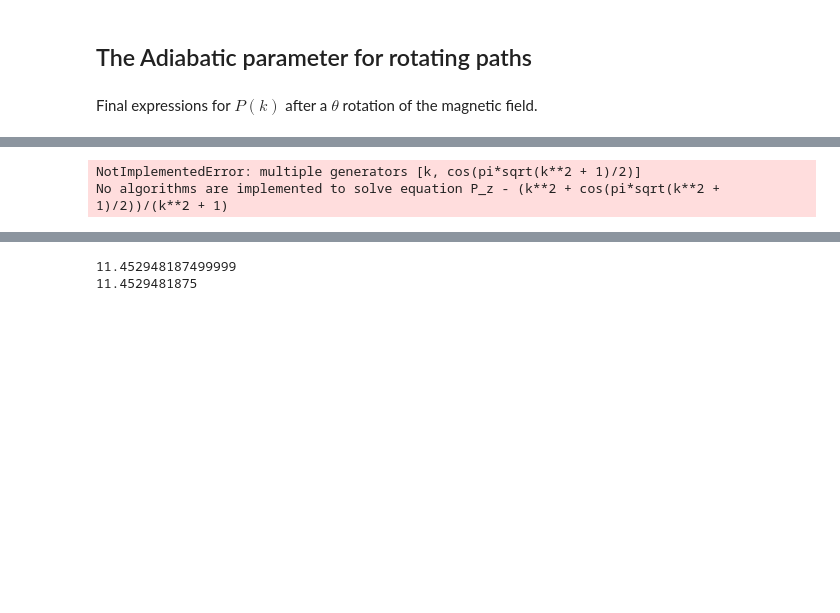
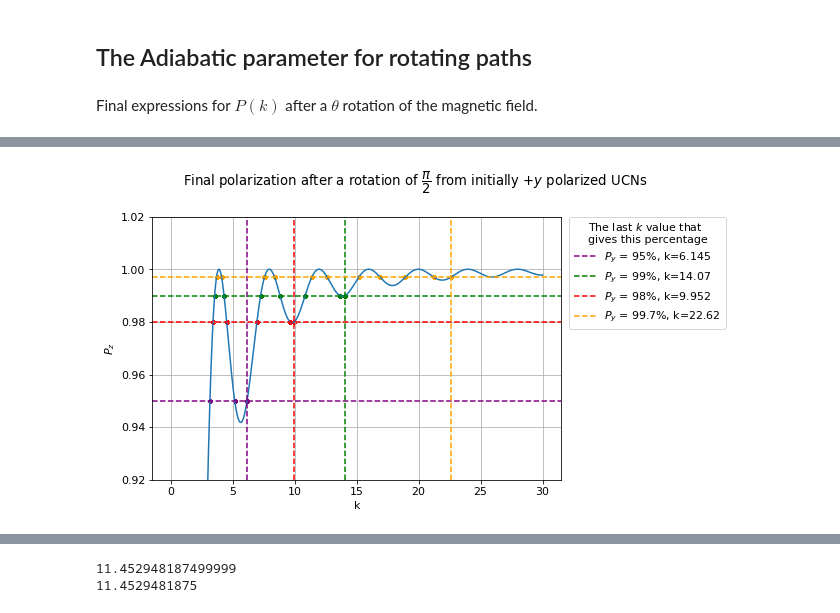
Before and after one commit to eklem1/AdiabaticSpinTransp, a Jupyter notebook: AdiabaticParameterRequirements.ipynb, the cells around one changed output, grey strips where cells are left out. Cells and saved outputs as stored; diff of their text form; code cells hidden in the pictures; blank space fills up the shorter version.

```diff
--- a/AdiabaticParameterRequirements.ipynb
+++ b/AdiabaticParameterRequirements.ipynb
@@ -168,17 +197,34 @@ TypeError: fsolve() missing 1 required positional argument: 'x0'
-# %%
-Protating_z_k, = sp.solve(Protating_z, k)
-
-display(sp.Eq(k, Protating_z_k))
-
-P_95 = float(Pstraight_k.replace(P_s, .95))
-P_98 = float(Pstraight_k.replace(P_s, .98))
-P_99 = float(Pstraight_k.replace(P_s, .99))
-P_999 = float(Pstraight_k.replace(P_s, .999))
-
-print("For P = .99:")
-display(sp.Eq(sp.Eq(k, Pstraight_k.replace(P_s, .99)), P_99, evaluate=False))
-# %% [output]
-NotImplementedError: multiple generators [k, cos(pi*sqrt(k**2 + 1)/2)]
-No algorithms are implemented to solve equation P_z - (k**2 + cos(pi*sqrt(k**2 + 1)/2))/(k**2 + 1)
+# %%
+fig, ax1 = plt.subplots(1,1, figsize=(9,5), sharex=True, sharey=True)
+plt.suptitle("Final polarization after a rotation of $\dfrac{\pi}{2}$ from initially $+y$ polarized UCNs")
+# Values of $k$
+
+colorArr = ['purple', 'g', 'r', 'orange']
+
+j = 0
+i = 2
+
+ax1.plot(lotsK, P_vec(t, lotsK, LFS_arr[j])[i])
+ax1.set_ylabel(f"${direction_lab[i]}$")
+ax1.grid()
+if i==2:
+    for n, Per in enumerate(precent):
+
+        ax1.axhline(y=Per/100, color=colorArr[n], linestyle='--', alpha=1)
+#                           label=f"$P_y$ = {Per}%", alpha=0.4) #, k={v:.4}")
+        ax1.scatter(zArr[n], Per/100*np.ones(len(zArr[n])), marker='o',  s=10, color=colorArr[n])
+
+        ax1.axvline(x=zArr[n][-1], color=colorArr[n], linestyle='--',
+                    label=f"$P_y$ = {Per}%, k={zArr[n][-1]:.4}")
+
+ax1.legend(title="The last $k$ value that \ngives this percentage", bbox_to_anchor=(1.02, 1), loc='upper left', borderaxespad=0)
+
+ax1.set_ylim(0.92, 1.02)
+ax1.set_xlabel("k")
+plt.tight_layout()
+plt.savefig('Photos/Kgraphs_req.pdf')
+plt.show()
+# %% [output]
+[figure, added]
 # %%
 fig, axs = plt.subplots(2, 3, figsize=(12,8), sharex=True, sharey=True)
```
Also changed, not shown: parts of 7 cells of this notebook, 12 other files.
